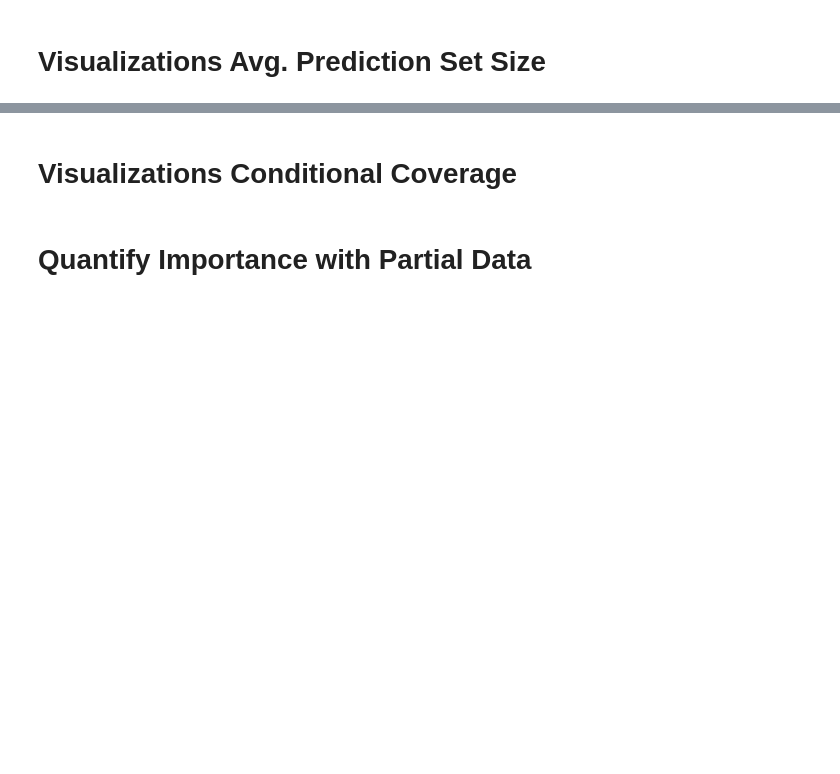
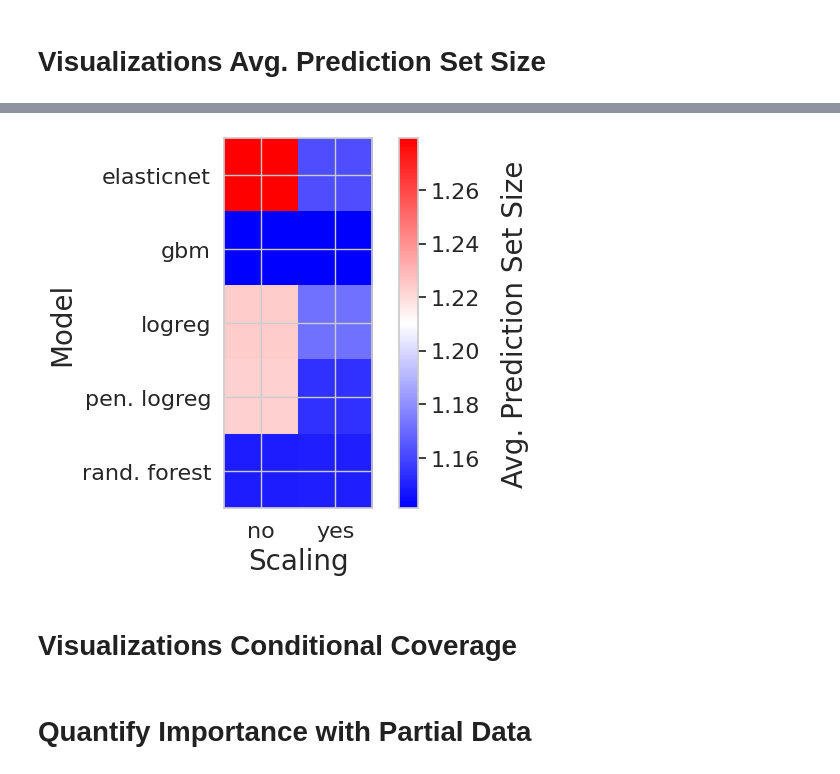
Before and after one commit to jsbroden/CMA_Fairness_v2, a Jupyter notebook: analysis_var_imp_overall.ipynb, the cells around one changed output, grey strips where cells are left out. Cells and saved outputs as stored; diff of their text form; code cells hidden in the pictures; blank space fills up the shorter version.

```diff
--- a/analysis_var_imp_overall.ipynb
+++ b/analysis_var_imp_overall.ipynb
@@ -429,37 +437,39 @@ print(label_map)
 # %%
 # Heatmap avg. prediction set size
 
-vis.plot_pairwise_marginal(['universe_training_size', 'universe_model'])
+vis.plot_pairwise_marginal(['universe_scale', 'universe_model'])
 
 plt.yticks(
     ticks=[0,1,2,3,4],
     labels=['elasticnet', 'gbm', 'logreg', 'pen. logreg', 'rand. forest'],
-    #rotation=45,
     fontsize=16)
 
 plt.xticks(
-    ticks=[0,1,2],
-    labels=['1k', '25k', '5k'],
+    ticks=[0,1],
+    labels=['no', 'yes'],
+    #rotation=45,
     fontsize=16)
 
 cbar = plt.gcf().axes[-1]
 cbar.set_ylabel("Avg. Prediction Set Size", rotation=90, labelpad=15, fontsize=20)
 cbar.tick_params(labelsize=16)
 
 plt.ylabel("Model", fontsize=20)
-plt.xlabel("Training Size", fontsize=20)
+plt.xlabel("Scaling", fontsize=20)
 
 ax = plt.gca()
 im = ax.get_images()[0]
 im.set_cmap("bwr")
 
 plt.title("")
 plt.tight_layout()
 
 output_path = CP_DIR / f"heatmap_{main_cp_metric}.png"
 #plt.savefig(output_path, dpi=300, bbox_inches='tight')
 
 plt.show()
+# %% [output]
+[figure, added]
 # %% [markdown]
 # Visualizations Conditional Coverage
 # %%
```
Also changed, not shown: parts of 15 cells of this notebook, 6 other files.
